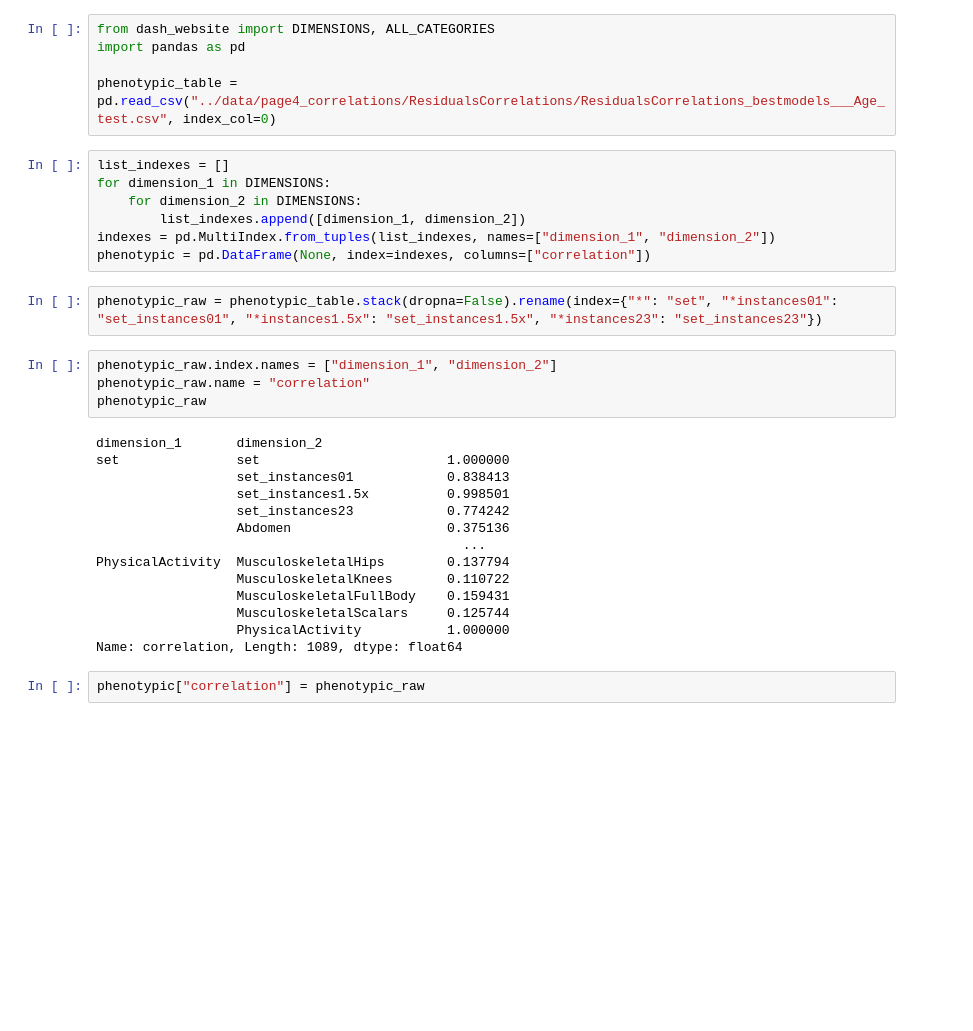
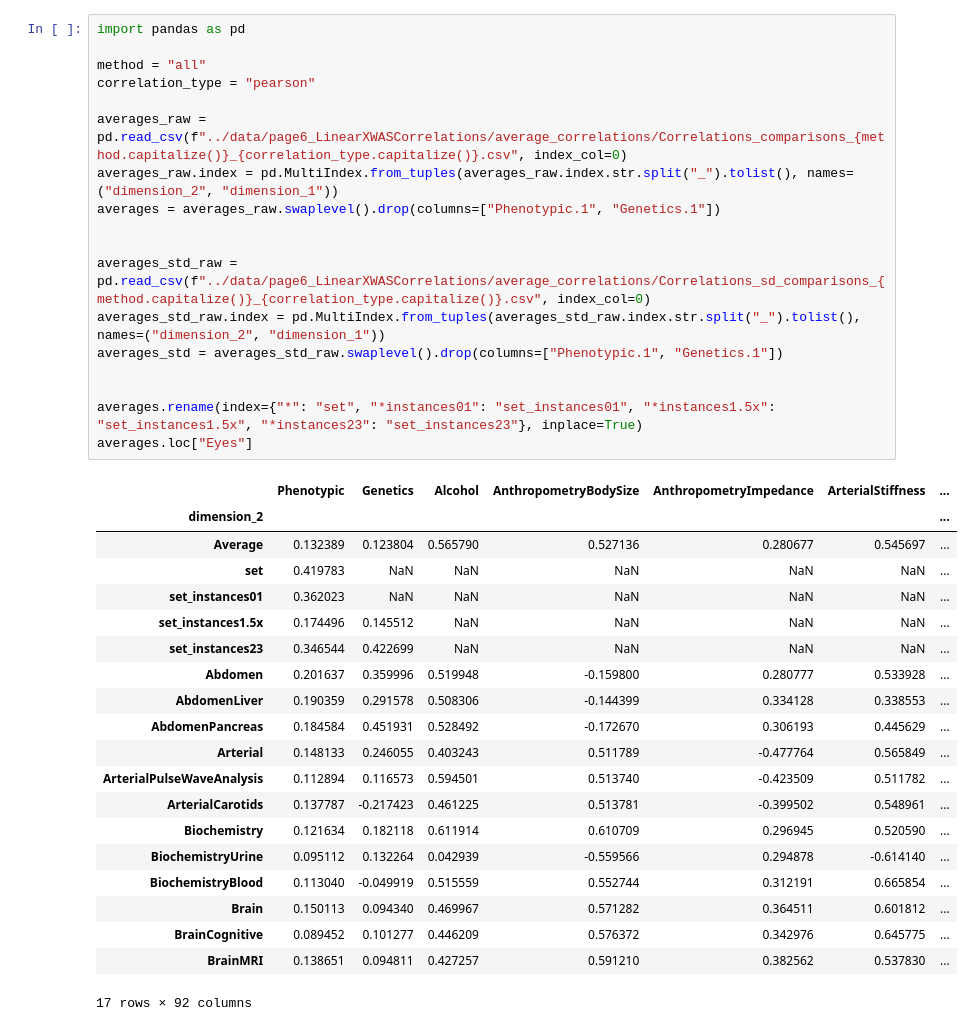
Before and after one commit to Deep-Learning-and-Aging/Website, a Jupyter notebook: clean_aws/tries.ipynb, the cells around one changed output. Cells and saved outputs as stored; diff of their text form; blank space fills up the shorter version.

```diff
--- a/clean_aws/tries.ipynb
+++ b/clean_aws/tries.ipynb
@@ -1,34 +1,39 @@
-# %%
-from dash_website import DIMENSIONS, ALL_CATEGORIES
-import pandas as pd
-
-phenotypic_table = pd.read_csv("../data/page4_correlations/ResidualsCorrelations/ResidualsCorrelations_bestmodels___Age_test.csv", index_col=0)
-# %%
-list_indexes = []
-for dimension_1 in DIMENSIONS:
-    for dimension_2 in DIMENSIONS:
-        list_indexes.append([dimension_1, dimension_2])
-indexes = pd.MultiIndex.from_tuples(list_indexes, names=["dimension_1", "dimension_2"])
-phenotypic = pd.DataFrame(None, index=indexes, columns=["correlation"])
-# %%
-phenotypic_raw = phenotypic_table.stack(dropna=False).rename(index={"*": "set", "*instances01": "set_instances01", "*instances1.5x": "set_instances1.5x", "*instances23": "set_instances23"})
-# %%
-phenotypic_raw.index.names = ["dimension_1", "dimension_2"]
-phenotypic_raw.name = "correlation"
-phenotypic_raw
-# %% [output]
-dimension_1       dimension_2
-set               set                        1.000000
-                  set_instances01            0.838413
-                  set_instances1.5x          0.998501
-                  set_instances23            0.774242
-                  Abdomen                    0.375136
-                                               ...
-PhysicalActivity  MusculoskeletalHips        0.137794
-                  MusculoskeletalKnees       0.110722
-                  MusculoskeletalFullBody    0.159431
-                  MusculoskeletalScalars     0.125744
-                  PhysicalActivity           1.000000
-Name: correlation, Length: 1089, dtype: float64
-# %%
-phenotypic["correlation"] = phenotypic_raw
+# %%
+import pandas as pd
+
+method = "all"
+correlation_type = "pearson"
+
+averages_raw = pd.read_csv(f"../data/page6_LinearXWASCorrelations/average_correlations/Correlations_comparisons_{method.capitalize()}_{correlation_type.capitalize()}.csv", index_col=0)
+averages_raw.index = pd.MultiIndex.from_tuples(averages_raw.index.str.split("_").tolist(), names=("dimension_2", "dimension_1"))
+averages = averages_raw.swaplevel().drop(columns=["Phenotypic.1", "Genetics.1"])
+
+
+averages_std_raw = pd.read_csv(f"../data/page6_LinearXWASCorrelations/average_correlations/Correlations_sd_comparisons_{method.capitalize()}_{correlation_type.capitalize()}.csv", index_col=0)
+averages_std_raw.index = pd.MultiIndex.from_tuples(averages_std_raw.index.str.split("_").tolist(), names=("dimension_2", "dimension_1"))
+averages_std = averages_std_raw.swaplevel().drop(columns=["Phenotypic.1", "Genetics.1"])
+
+
+averages.rename(index={"*": "set", "*instances01": "set_instances01", "*instances1.5x": "set_instances1.5x", "*instances23": "set_instances23"}, inplace=True)
+averages.loc["Eyes"]
+# %% [output]
+|  | Phenotypic | Genetics | Alcohol | AnthropometryBodySize | AnthropometryImpedance | ArterialStiffness | ... |
+| dimension_2 |  |  |  |  |  |  | ... |
+| Average | 0.132389 | 0.123804 | 0.565790 | 0.527136 | 0.280677 | 0.545697 | ... |
+| set | 0.419783 | NaN | NaN | NaN | NaN | NaN | ... |
+| set_instances01 | 0.362023 | NaN | NaN | NaN | NaN | NaN | ... |
+| set_instances1.5x | 0.174496 | 0.145512 | NaN | NaN | NaN | NaN | ... |
+| set_instances23 | 0.346544 | 0.422699 | NaN | NaN | NaN | NaN | ... |
+| Abdomen | 0.201637 | 0.359996 | 0.519948 | -0.159800 | 0.280777 | 0.533928 | ... |
+| AbdomenLiver | 0.190359 | 0.291578 | 0.508306 | -0.144399 | 0.334128 | 0.338553 | ... |
+| AbdomenPancreas | 0.184584 | 0.451931 | 0.528492 | -0.172670 | 0.306193 | 0.445629 | ... |
+| Arterial | 0.148133 | 0.246055 | 0.403243 | 0.511789 | -0.477764 | 0.565849 | ... |
+| ArterialPulseWaveAnalysis | 0.112894 | 0.116573 | 0.594501 | 0.513740 | -0.423509 | 0.511782 | ... |
+| ArterialCarotids | 0.137787 | -0.217423 | 0.461225 | 0.513781 | -0.399502 | 0.548961 | ... |
+| Biochemistry | 0.121634 | 0.182118 | 0.611914 | 0.610709 | 0.296945 | 0.520590 | ... |
+| BiochemistryUrine | 0.095112 | 0.132264 | 0.042939 | -0.559566 | 0.294878 | -0.614140 | ... |
+| BiochemistryBlood | 0.113040 | -0.049919 | 0.515559 | 0.552744 | 0.312191 | 0.665854 | ... |
+| Brain | 0.150113 | 0.094340 | 0.469967 | 0.571282 | 0.364511 | 0.601812 | ... |
+| BrainCognitive | 0.089452 | 0.101277 | 0.446209 | 0.576372 | 0.342976 | 0.645775 | ... |
+| BrainMRI | 0.138651 | 0.094811 | 0.427257 | 0.591210 | 0.382562 | 0.537830 | ... |
+17 rows × 92 columns
```
Also changed, not shown: 8 other files.
